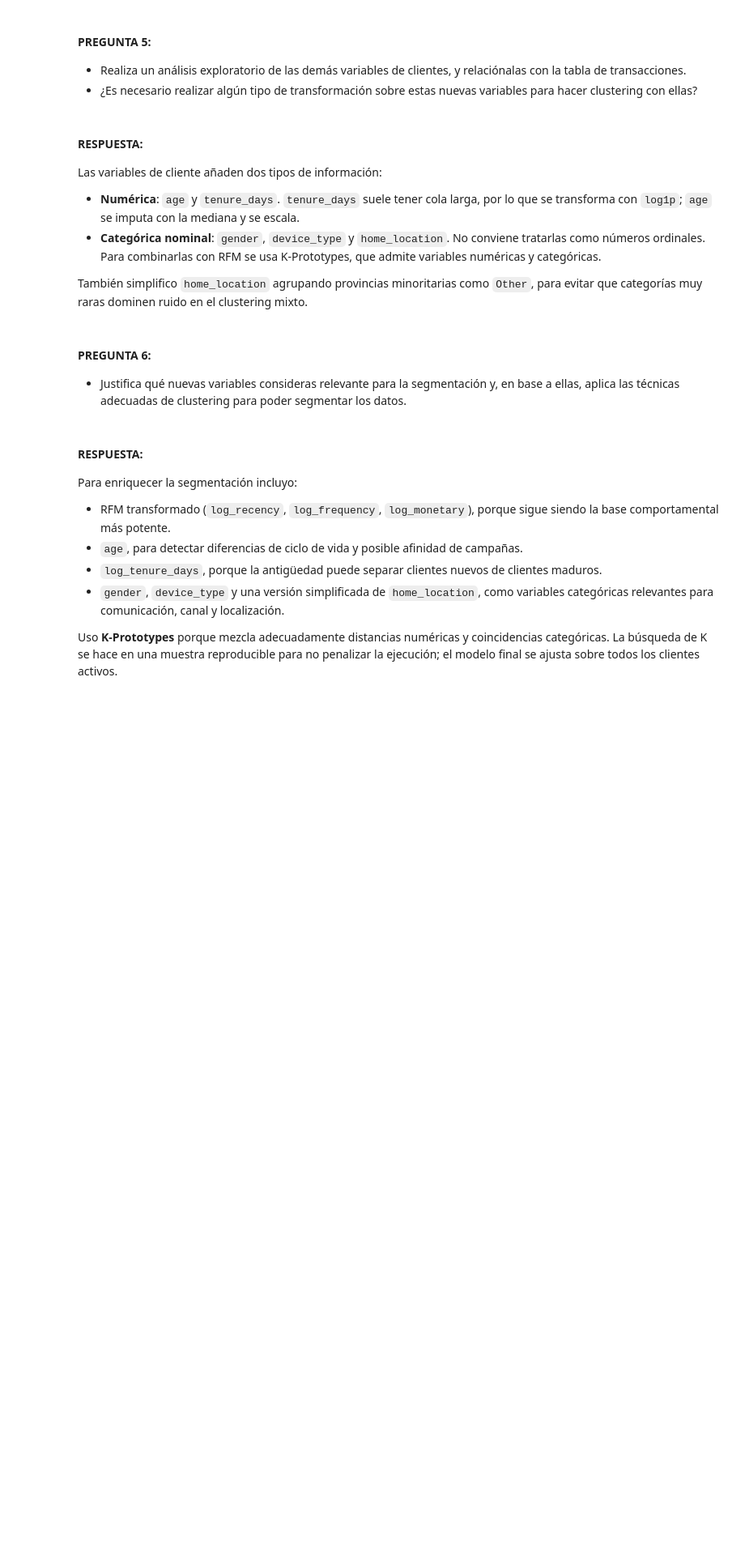
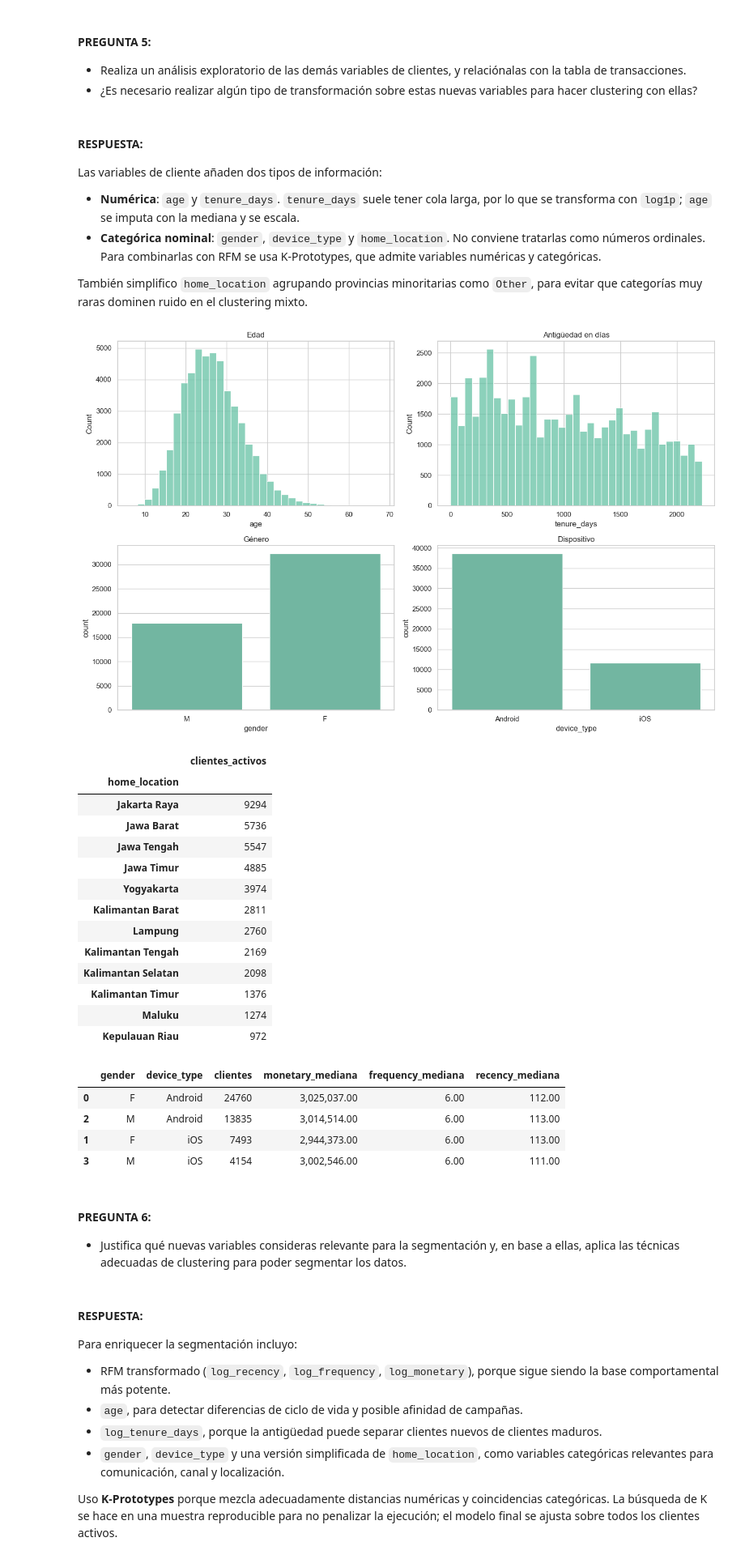
Before and after one commit to AlvaroG001/AANS---Aprendizaje-Autom-tico-no-Supervisado, a Jupyter notebook: Actividad 1/Clustering_E_Commerce_Completado.ipynb, the cells around one changed output. Shown at 81% size. Saved outputs shown, nothing was run; the diff lists cells and outputs as text; code cells hidden in the pictures; blank space fills up the shorter version.

```diff
--- a/Actividad 1/Clustering_E_Commerce_Completado.ipynb
+++ b/Actividad 1/Clustering_E_Commerce_Completado.ipynb
@@ -211,18 +211,19 @@ def find_optimal_k_kprototypes(data, cat_idx, min_k=2, max_k=6, sample_size=15_0
     plt.show()
     return scores, labels_by_k, sample_idx
 # %%
-# Función para parsear product_metadata
+# Función para parsear product_metadata.
+# Se conserva aquí para que cualquier ejecución lineal use la versión corregida: item_price se multiplica por quantity.
 def parse_product_metadata(metadata_str):
     try:
         items = ast.literal_eval(metadata_str)
-        product_ids = [item['product_id'] for item in items]
-        quantities  = [item['quantity'] for item in items]
-        item_price  = [item['item_price'] for item in items]
+        product_ids = [item.get('product_id') for item in items]
+        quantities = [int(item.get('quantity', 0)) for item in items]
+        item_prices = [float(item.get('item_price', 0)) for item in items]
         total_quantity = sum(quantities)
-        total_price    = sum(item_price)
-        return product_ids, total_quantity, total_price, len(items)
-    except:
-        return [], 0, 0, 0
+        gross_item_amount = sum(q * p for q, p in zip(quantities, item_prices))
+        return product_ids, total_quantity, gross_item_amount, len(items)
+    except Exception:
+        return [], 0, 0.0, 0
 # %% [markdown]
 ## 1. Cargar datos
 # %%
@@ -267,7 +478,7 @@ display(products.head(2))
 # %%
 %%time
 # Procesamiento inicial orientado a RFM.
-df = transactions.copy()
+df = globals().get('transactions_clean', transactions).copy()
 df['created_at'] = pd.to_datetime(df['created_at'], utc=True, errors='coerce')
 
 print(f'Transacciones originales: {len(df):,}')
@@ -457,11 +731,12 @@ plt.show()
 ## 4. Consideración de variables adicionales sobre los clientes
 # %%
 # Procesamiento de variables asociadas a los clientes.
-customers_model = customers.copy()
+# Esta celda crea `user_model`, que se usa en la Pregunta 5 y en el clustering con variables adicionales.
+customers_model = globals().get('customers_clean', customers).copy()
 customers_model['first_join_date'] = pd.to_datetime(customers_model['first_join_date'], errors='coerce')
 customers_model['birthdate'] = pd.to_datetime(customers_model['birthdate'], errors='coerce')
+
 max_join_date = customers_model['first_join_date'].max()
-
 customers_model['age'] = ((max_join_date - customers_model['birthdate']).dt.days / 365.25).round(1)
 customers_model['tenure_days'] = (max_join_date - customers_model['first_join_date']).dt.days
 
@@ -471,5 +746,7 @@ customer_features = customers_model[[
 ]].copy()
 
 user_model = rfm_model.merge(customer_features, on='customer_id', how='left')
+
+print(f'Fecha máxima de alta usada como referencia: {max_join_date.date()}')
 print(f'Clientes activos con variables adicionales: {user_model.shape}')
-display(user_model.head())
+display(user_model.head(2))
@@ -487,28 +770,62 @@ Las variables de cliente añaden dos tipos de información:
 
 También simplifico `home_location` agrupando provincias minoritarias como `Other`, para evitar que categorías muy raras dominen ruido en el clustering mixto.
 # %%
+if 'user_model' not in globals():
+    customers_model = globals().get('customers_clean', customers).copy()
+    customers_model['first_join_date'] = pd.to_datetime(customers_model['first_join_date'], errors='coerce')
+    customers_model['birthdate'] = pd.to_datetime(customers_model['birthdate'], errors='coerce')
+    max_join_date = customers_model['first_join_date'].max()
+    customers_model['age'] = ((max_join_date - customers_model['birthdate']).dt.days / 365.25).round(1)
+    customers_model['tenure_days'] = (max_join_date - customers_model['first_join_date']).dt.days
+    customer_features = customers_model[[
+        'customer_id', 'gender', 'device_type', 'home_location', 'home_country',
+        'home_location_lat', 'home_location_long', 'age', 'tenure_days'
+    ]].copy()
+    user_model = rfm_model.merge(customer_features, on='customer_id', how='left')
+
 fig, axes = plt.subplots(2, 2, figsize=(14, 9))
 sns.histplot(user_model['age'], bins=35, ax=axes[0, 0])
 axes[0, 0].set_title('Edad')
 sns.histplot(user_model['tenure_days'], bins=35, ax=axes[0, 1])
 axes[0, 1].set_title('Antigüedad en días')
 sns.countplot(data=user_model, x='gender', ax=axes[1, 0])
 axes[1, 0].set_title('Género')
 sns.countplot(data=user_model, x='device_type', ax=axes[1, 1])
 axes[1, 1].set_title('Dispositivo')
 plt.tight_layout()
 plt.show()
 
 location_counts = user_model['home_location'].value_counts().head(12)
 display(location_counts.to_frame('clientes_activos'))
 
 eda_extra = user_model.groupby(['gender', 'device_type']).agg(
     clientes=('customer_id', 'count'),
     monetary_mediana=('monetary', 'median'),
     frequency_mediana=('frequency', 'median'),
     recency_mediana=('recency', 'median'),
 ).reset_index().sort_values('clientes', ascending=False)
 display(eda_extra)
+# %% [output]
+[figure, added]
+|  | clientes_activos |
+| home_location |  |
+| Jakarta Raya | 9294 |
+| Jawa Barat | 5736 |
+| Jawa Tengah | 5547 |
+| Jawa Timur | 4885 |
+| Yogyakarta | 3974 |
+| Kalimantan Barat | 2811 |
+| Lampung | 2760 |
+| Kalimantan Tengah | 2169 |
+| Kalimantan Selatan | 2098 |
+| Kalimantan Timur | 1376 |
+| Maluku | 1274 |
+| Kepulauan Riau | 972 |
+|  | gender | device_type | clientes | monetary_mediana | frequency_mediana | recency_mediana |
+| 0 | F | Android | 24760 | 3,025,037.00 | 6.00 | 112.00 |
+| 2 | M | Android | 13835 | 3,014,514.00 | 6.00 | 113.00 |
+| 1 | F | iOS | 7493 | 2,944,373.00 | 6.00 | 113.00 |
+| 3 | M | iOS | 4154 | 3,002,546.00 | 6.00 | 111.00 |
 # %% [markdown]
 #### PREGUNTA 6:
 * Justifica qué nuevas variables consideras relevante para la segmentación y, en base a ellas, aplica las técnicas adecuadas de clustering para poder segmentar los datos.
```
Also changed, not shown: parts of 16 cells of this notebook, 5 other files.
